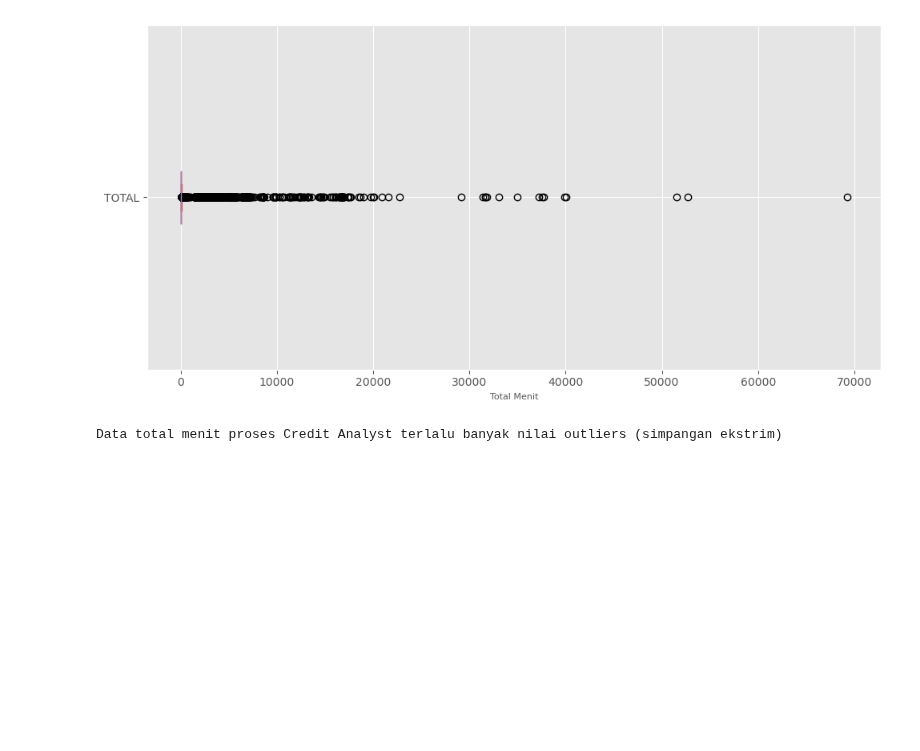
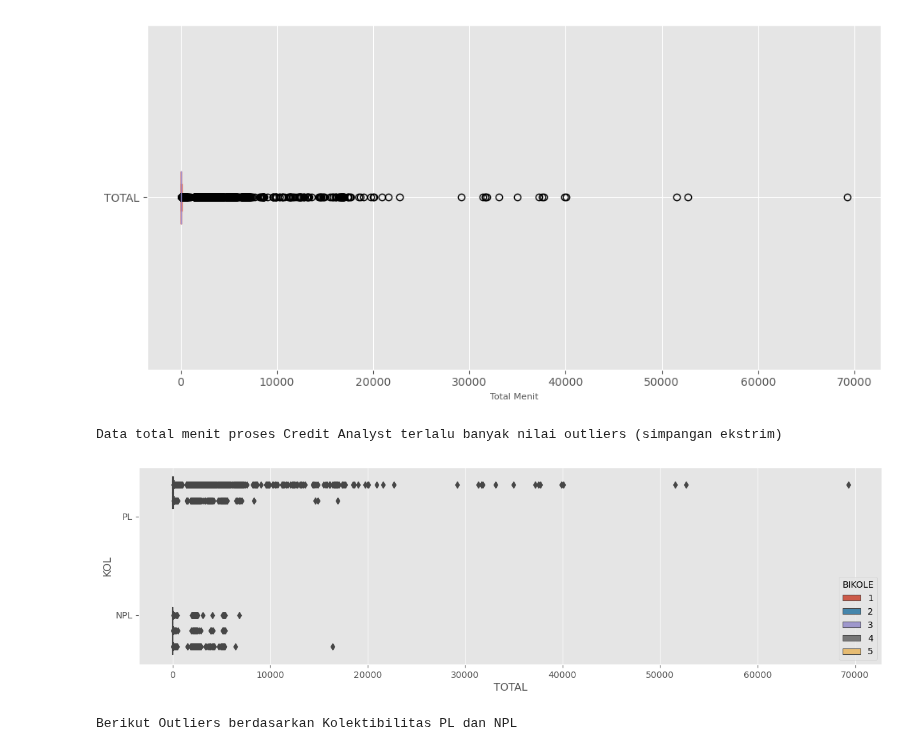
Before and after one commit to Ajhie1987/Python_Train, a Jupyter notebook: Analis_vs_Kolek.ipynb, the cells around one changed output. Saved outputs shown, nothing was run; the diff lists cells and outputs as text; code cells hidden in the pictures; blank space fills up the shorter version.

```diff
--- a/Analis_vs_Kolek.ipynb
+++ b/Analis_vs_Kolek.ipynb
@@ -35,6 +35,17 @@ print('''Data total menit proses Credit Analyst terlalu banyak nilai outliers (s
 # %% [output]
 [figure]
 Data total menit proses Credit Analyst terlalu banyak nilai outliers (simpangan ekstrim)
+# %%
+fig, ax = plt.subplots(figsize=(15, 4))
+
+
+sns.boxplot(data=df, x="TOTAL",y="KOL", hue="BIKOLE", ax=ax)
+plt.show()
+
+print('Berikut Outliers berdasarkan Kolektibilitas PL dan NPL')
+# %% [output]
+[figure, added]
+Berikut Outliers berdasarkan Kolektibilitas PL dan NPL
 # %%
 #Distribusi Normal untuk seluruh data PL dan NPL
 
```
Also changed, not shown: parts of 5 cells of this notebook.
